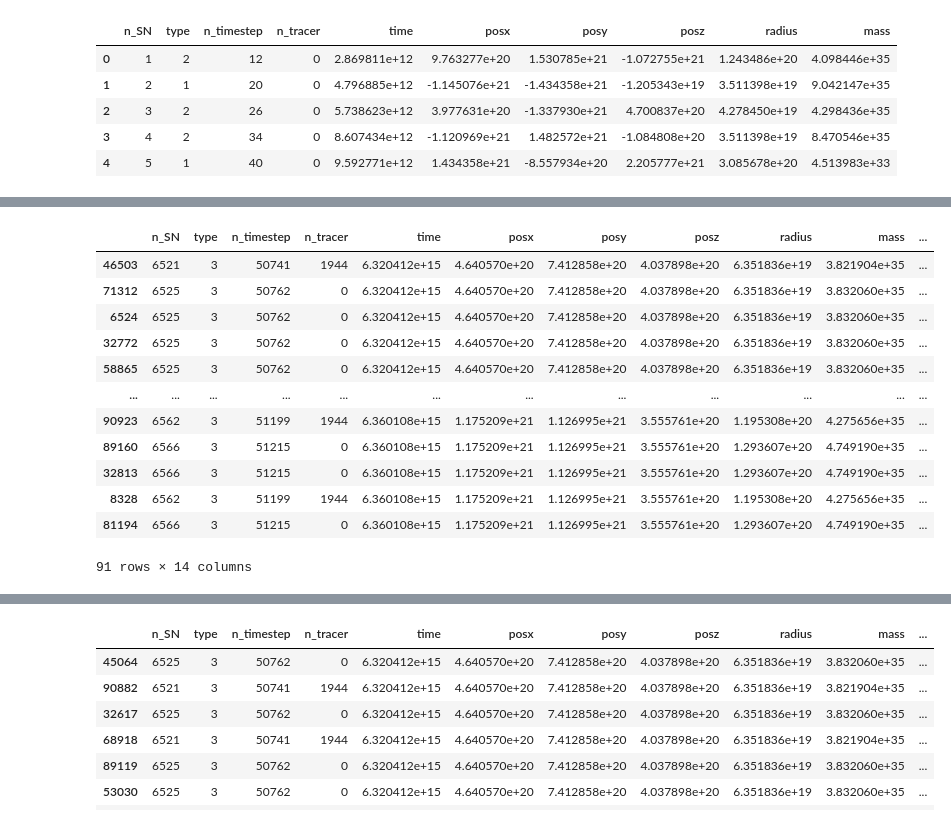
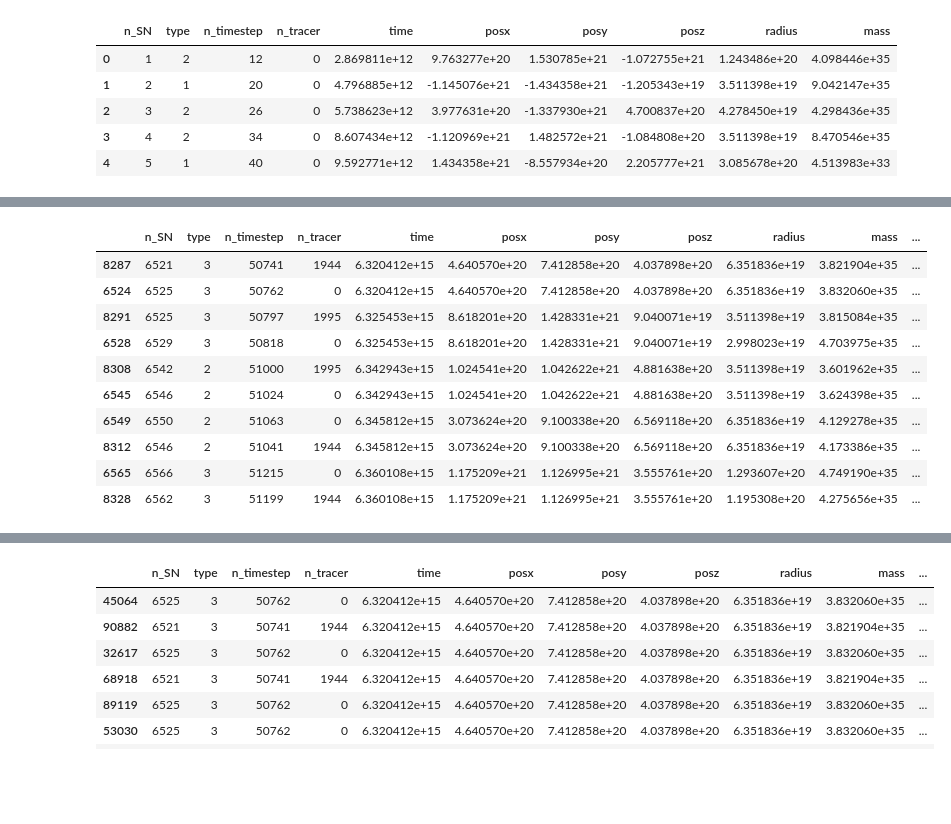
Before and after one commit to Joycelyn-Chen/Astro-Phase-Diagram, a Jupyter notebook: Scripts/tracing_SN_events.ipynb, the cells around one changed output, grey strips where cells are left out. Saved outputs shown, nothing was run; the diff lists cells and outputs as text; code cells hidden in the pictures; blank space fills up the shorter version.

```diff
--- a/Scripts/tracing_SN_events.ipynb
+++ b/Scripts/tracing_SN_events.ipynb
@@ -60,15 +60,17 @@ import os
 
 # List all .dat files in the current directory
 # CV lab
-dat_file_root = "/home/joy0921/Desktop/2023S/Dataset/SNfeedback"
+# dat_file_root = "/home/joy0921/Desktop/2023S/Dataset/SNfeedback"
 
 # Compute2.idsl
-# dat_file_root = "/home/joy0921/Desktop/Dataset/SNfeedback"
+dat_file_root = "/home/joy0921/Desktop/Dataset/SNfeedback"
 
 # Mac
 # dat_file_root = "/Users/joycelynchen/Desktop/UBC/Research/Program/AstroSegTrack/Data/SNfeedback"
 
 dat_files = glob(os.path.join(dat_file_root, "*.dat"))
+dat_files = ["/home/joy0921/Desktop/Dataset/SNfeedback/SNfeedback.dat"]
+
 
 # Initialize an empty DataFrame
 all_data = pd.DataFrame()
@@ -153,7 +155,7 @@ all_data['posz_pc'] = cm2pc(all_data['posz'])
 all_data.sort_values(by='time_Myr', inplace=True)
 # %%
 # convert the cube range to pc
-low_x0, low_y0, low_w, low_h, bottom_z, top_z = 386,456, 350, 343, -400, 400
+low_x0, low_y0, low_w, low_h, bottom_z, top_z = 456,630, 460, 360, -400, 400
 
 
 # Visualize the selected region on image
@@ -178,5 +180,6 @@ plt.show()
 
 
 
-low_x0, low_y0, low_w, low_h = pixel2pc(low_x0) - 500, pixel2pc(low_y0) - 500, pixel2pc(low_w), pixel2pc(low_h)
+# low_x0, low_y0, low_w, low_h = pixel2pc(low_x0) - 500, pixel2pc(low_y0) - 500, pixel2pc(low_w), pixel2pc(low_h)
+low_x0, low_y0 = low_x0 - 500, low_y0 - 500
 # %% [output]
@@ -188,25 +191,24 @@ low_x0, low_y0, low_w, low_h, bottom_z, top_z
 # %%
 start_yr = 200
 end_yr = 202
 
 # Filter data based on specified conditions
-filtered_data = filter_data(all_data[(all_data['time_Myr'] >= start_yr) & (all_data['time_Myr'] <= end_yr)], (low_x0, low_y0, low_w, low_h, bottom_z, top_z))
+filtered_data = filter_data(all_data[(all_data['time_Myr'] >= start_yr) & (all_data['time_Myr'] <= end_yr)],
+                            (low_x0, low_y0, low_w, low_h, bottom_z, top_z))
 # filtered_data = filter_data(all_data[(all_data['time_Myr'] >= start_yr) & (all_data['time_Myr'] <= end_yr)], (-92, -101, 50, 50, -400, 400))
 
 
 # Print the resulting DataFrame
 filtered_data
 # %% [output]
 |  | n_SN | type | n_timestep | n_tracer | time | posx | posy | posz | radius | mass | ... |
-| 46503 | 6521 | 3 | 50741 | 1944 | 6.320412e+15 | 4.640570e+20 | 7.412858e+20 | 4.037898e+20 | 6.351836e+19 | 3.821904e+35 | ... |
-| 71312 | 6525 | 3 | 50762 | 0 | 6.320412e+15 | 4.640570e+20 | 7.412858e+20 | 4.037898e+20 | 6.351836e+19 | 3.832060e+35 | ... |
+| 8287 | 6521 | 3 | 50741 | 1944 | 6.320412e+15 | 4.640570e+20 | 7.412858e+20 | 4.037898e+20 | 6.351836e+19 | 3.821904e+35 | ... |
 | 6524 | 6525 | 3 | 50762 | 0 | 6.320412e+15 | 4.640570e+20 | 7.412858e+20 | 4.037898e+20 | 6.351836e+19 | 3.832060e+35 | ... |
-| 32772 | 6525 | 3 | 50762 | 0 | 6.320412e+15 | 4.640570e+20 | 7.412858e+20 | 4.037898e+20 | 6.351836e+19 | 3.832060e+35 | ... |
-| 58865 | 6525 | 3 | 50762 | 0 | 6.320412e+15 | 4.640570e+20 | 7.412858e+20 | 4.037898e+20 | 6.351836e+19 | 3.832060e+35 | ... |
-| ... | ... | ... | ... | ... | ... | ... | ... | ... | ... | ... | ... |
-| 90923 | 6562 | 3 | 51199 | 1944 | 6.360108e+15 | 1.175209e+21 | 1.126995e+21 | 3.555761e+20 | 1.195308e+20 | 4.275656e+35 | ... |
-| 89160 | 6566 | 3 | 51215 | 0 | 6.360108e+15 | 1.175209e+21 | 1.126995e+21 | 3.555761e+20 | 1.293607e+20 | 4.749190e+35 | ... |
-| 32813 | 6566 | 3 | 51215 | 0 | 6.360108e+15 | 1.175209e+21 | 1.126995e+21 | 3.555761e+20 | 1.293607e+20 | 4.749190e+35 | ... |
+| 8291 | 6525 | 3 | 50797 | 1995 | 6.325453e+15 | 8.618201e+20 | 1.428331e+21 | 9.040071e+19 | 3.511398e+19 | 3.815084e+35 | ... |
+| 6528 | 6529 | 3 | 50818 | 0 | 6.325453e+15 | 8.618201e+20 | 1.428331e+21 | 9.040071e+19 | 2.998023e+19 | 4.703975e+35 | ... |
+| 8308 | 6542 | 2 | 51000 | 1995 | 6.342943e+15 | 1.024541e+20 | 1.042622e+21 | 4.881638e+20 | 3.511398e+19 | 3.601962e+35 | ... |
+| 6545 | 6546 | 2 | 51024 | 0 | 6.342943e+15 | 1.024541e+20 | 1.042622e+21 | 4.881638e+20 | 3.511398e+19 | 3.624398e+35 | ... |
+| 6549 | 6550 | 2 | 51063 | 0 | 6.345812e+15 | 3.073624e+20 | 9.100338e+20 | 6.569118e+20 | 6.351836e+19 | 4.129278e+35 | ... |
+| 8312 | 6546 | 2 | 51041 | 1944 | 6.345812e+15 | 3.073624e+20 | 9.100338e+20 | 6.569118e+20 | 6.351836e+19 | 4.173386e+35 | ... |
+| 6565 | 6566 | 3 | 51215 | 0 | 6.360108e+15 | 1.175209e+21 | 1.126995e+21 | 3.555761e+20 | 1.293607e+20 | 4.749190e+35 | ... |
 | 8328 | 6562 | 3 | 51199 | 1944 | 6.360108e+15 | 1.175209e+21 | 1.126995e+21 | 3.555761e+20 | 1.195308e+20 | 4.275656e+35 | ... |
-| 81194 | 6566 | 3 | 51215 | 0 | 6.360108e+15 | 1.175209e+21 | 1.126995e+21 | 3.555761e+20 | 1.293607e+20 | 4.749190e+35 | ... |
-91 rows × 14 columns
```
Also changed, not shown: parts of 11 cells of this notebook.
